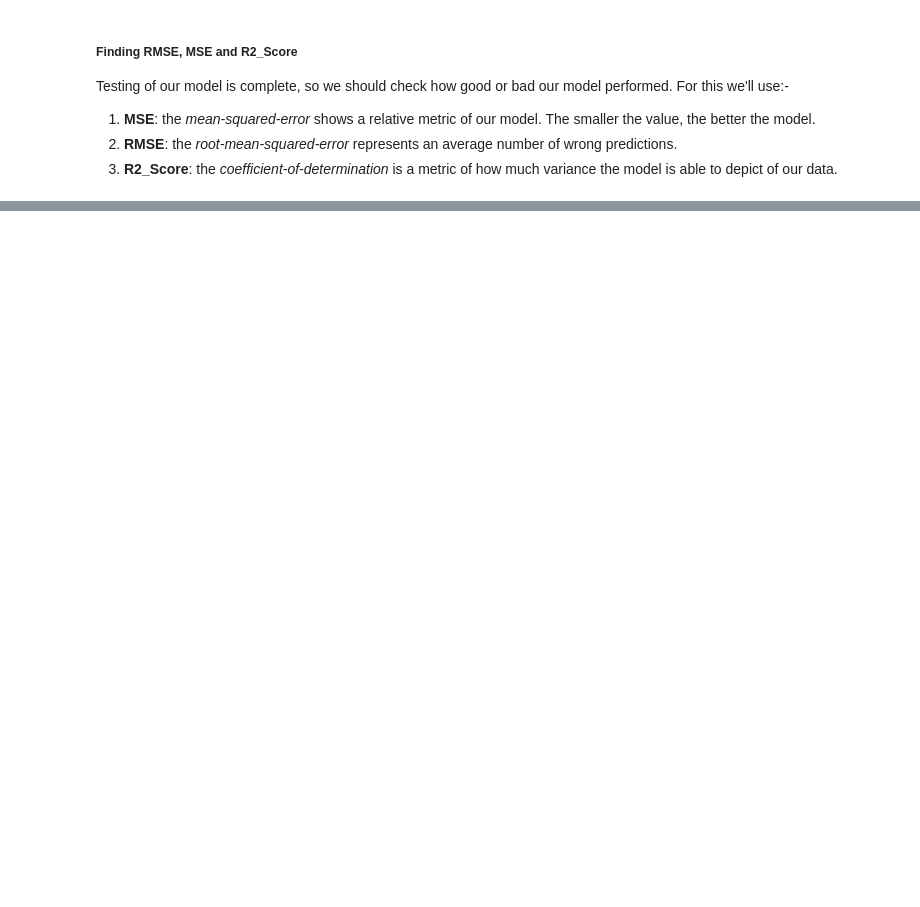
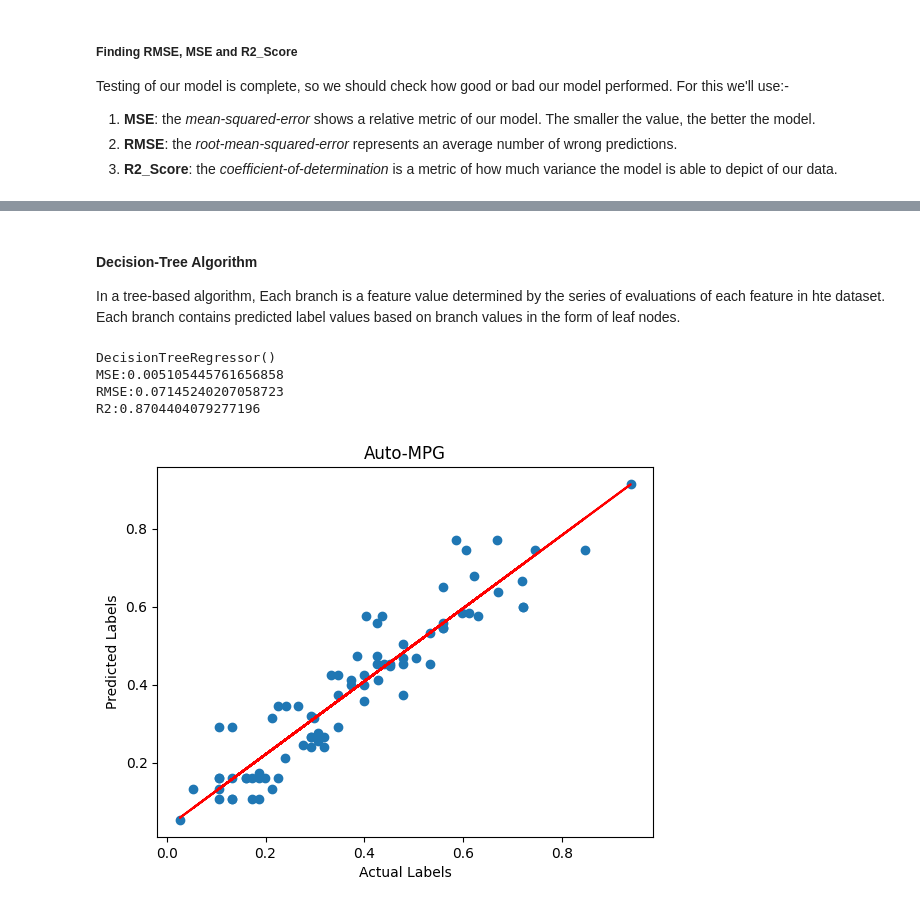
Before and after one commit to Chitransh-coder/ML, a Jupyter notebook: ML Notes.ipynb, the cells around one changed output, grey strips where cells are left out. Saved outputs shown, nothing was run; the diff lists cells and outputs as text; code cells hidden in the pictures; blank space fills up the shorter version.

```diff
--- a/ML Notes.ipynb
+++ b/ML Notes.ipynb
@@ -543,0 +623,31 @@ R2:0.800487860996239
+# %% [markdown]
+#### Decision-Tree Algorithm
+
+In a tree-based algorithm, Each branch is a feature value determined by the series of evaluations of each feature in hte dataset. Each branch contains predicted label values based on branch values in the form of leaf nodes.
+# %%
+# Decision Tree Regression
+from sklearn.tree import DecisionTreeRegressor
+model = DecisionTreeRegressor().fit(x_train,y_train)
+print(model)
+predicted = model.predict(x_test)
+# Model Evaluation
+mse_4 = mean_squared_error(y_test,predicted)
+rmse_4 = np.sqrt(mse_4)
+r2_4 = r2_score(y_test,predicted)
+print("MSE:{0}\nRMSE:{1}\nR2:{2}".format(mse_4,rmse_4,r2_4))
+# Graph of predicted vs actual
+mp.scatter(y_test, predicted)
+mp.xlabel('Actual Labels')
+mp.ylabel('Predicted Labels')
+mp.title('Auto-MPG')
+# overlay the regression line
+z = np.polyfit(y_test, predicted, 1)
+p = np.poly1d(z)
+mp.plot(y_test,p(y_test), color='red')
+mp.show()
+# %% [output]
+DecisionTreeRegressor()
+MSE:0.005105445761656858
+RMSE:0.07145240207058723
+R2:0.8704404079277196
+[figure, added]
```
Also changed, not shown: parts of 22 cells of this notebook, 3 other files.
